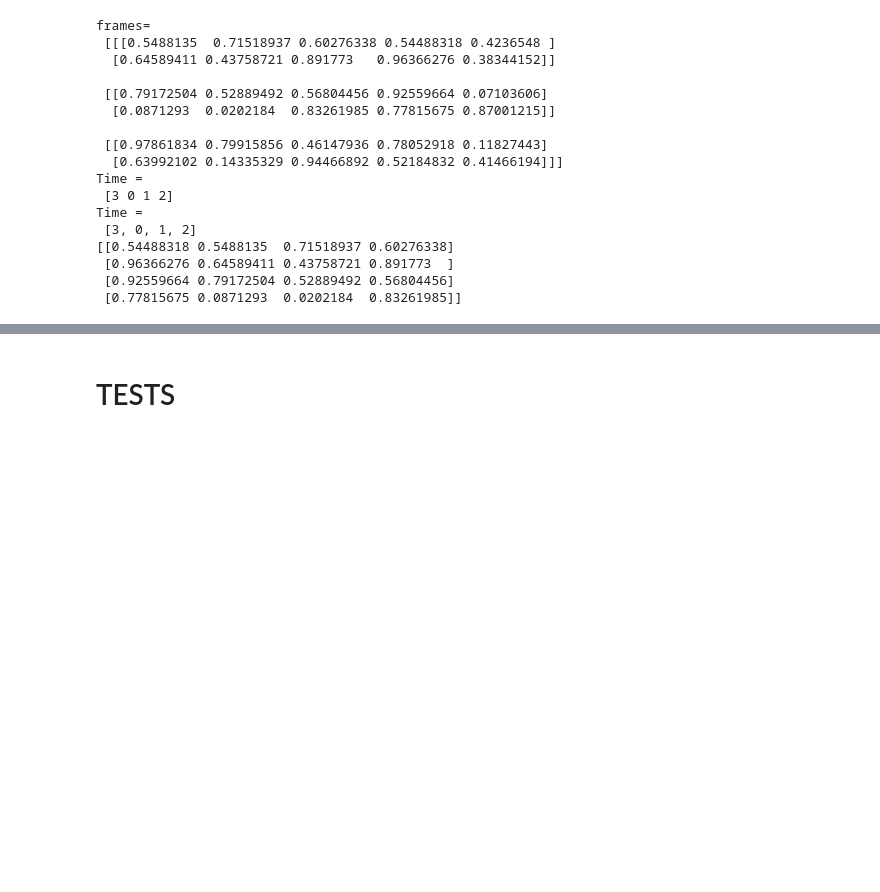
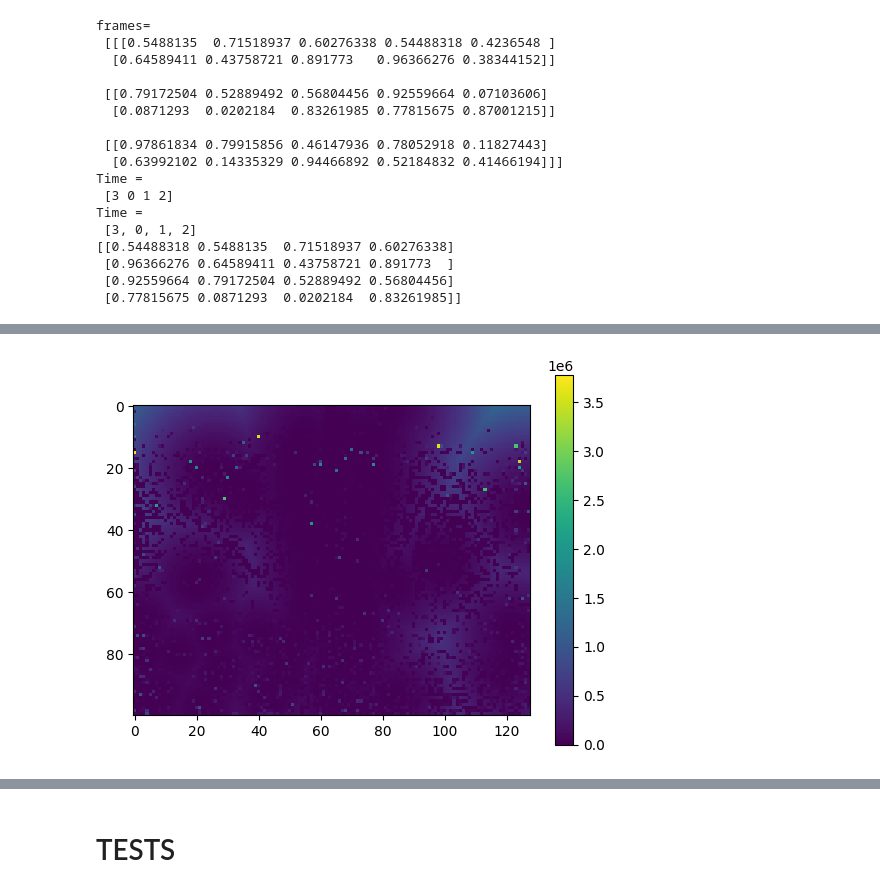
Before and after one commit to MalekSalah/Imagerie-medicale-beamforming-, a Jupyter notebook: notebooks/elastographu.ipynb, the cells around one changed output, grey strips where cells are left out. Cells and saved outputs as stored; diff of their text form; code cells hidden in the pictures; blank space fills up the shorter version.

Commit message:
module de cisaillement

```diff
--- a/notebooks/elastographu.ipynb
+++ b/notebooks/elastographu.ipynb
@@ -155,3 +142,40 @@ print(np.allclose(r, cc_displacement_map[:,:,peek]))
+# %%
+def cisaillement(T, i, j, dt, t_max):
+    T_dt = T + dt
+    ii = np.where(T == T_dt[i,j])
+
+    if (T[i,j] == t_max):
+        return -1
+
+    else :
+        x_chap = tuple(zip(*ii))
+        # print("x = ", (i, j), ", et les x_chap = ", x_chap)
+        # print(" normes = ", np.array([(chap[0] - i)**2 + (chap[1] - j)**2 for chap in x_chap]))
+        norm = (np.array([(chap[0] - i)**2 + (chap[1] - j)**2 for chap in x_chap]))
+        if (np.array_equal(norm, np.array([]))) :
+            return -1
+        else :
+            return 1000*min(norm)
+
+def cisaillement_mat(T, dt, t_max):
+    X, Y = np.meshgrid(np.arange(T.shape[0]), np.arange(T.shape[1]))
+    # flatten the matrices
+    X = X.flatten()
+    Y = Y.flatten()
+    # concatenate the coordinates
+    x = np.stack((X, Y), axis=1)
+    cis_mat = np.zeros(np.shape(T))
+    for i in x:
+       cis_mat[i[0], i[1]] = cisaillement(T, i[0], i[1], 1, t_max)
+    return cis_mat
+# %%
+cis_mat = cisaillement_mat(T_hat, 1, 59)
+# %%
+plt.imshow(cis_mat)
+plt.colorbar()
+plt.show()
+# %% [output]
+[figure, added]
 # %%
 # Plot the correlation each 10 steps
 fig, axs = plt.subplots(1, 5, figsize=(15, 5))
```
Also changed, not shown: parts of 5 cells of this notebook.
